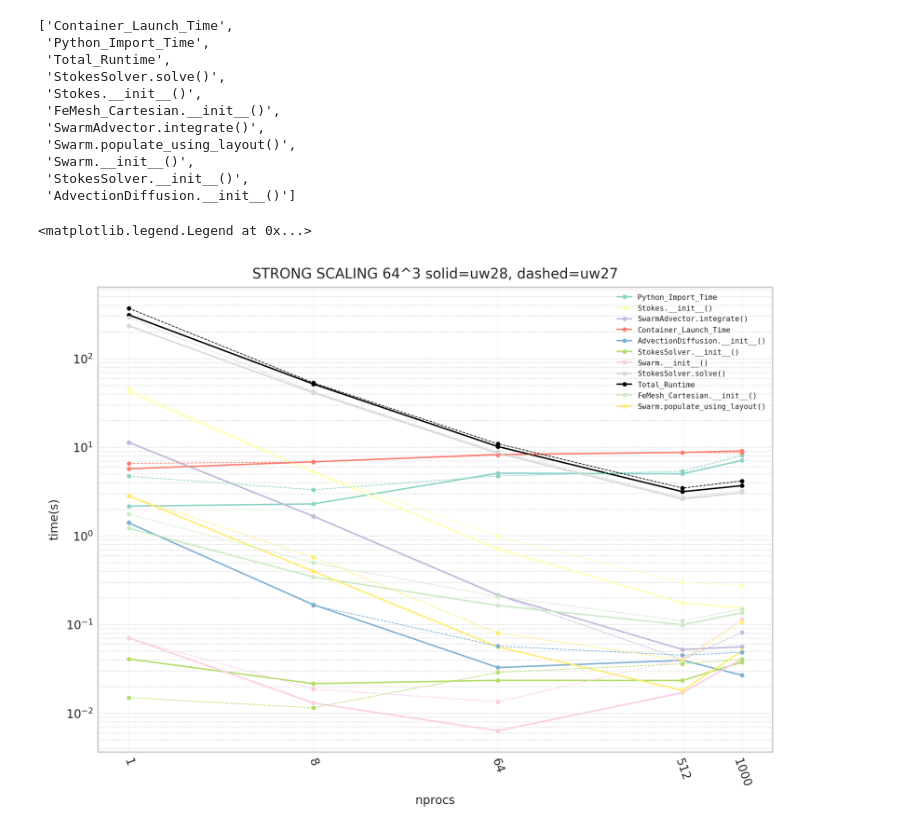
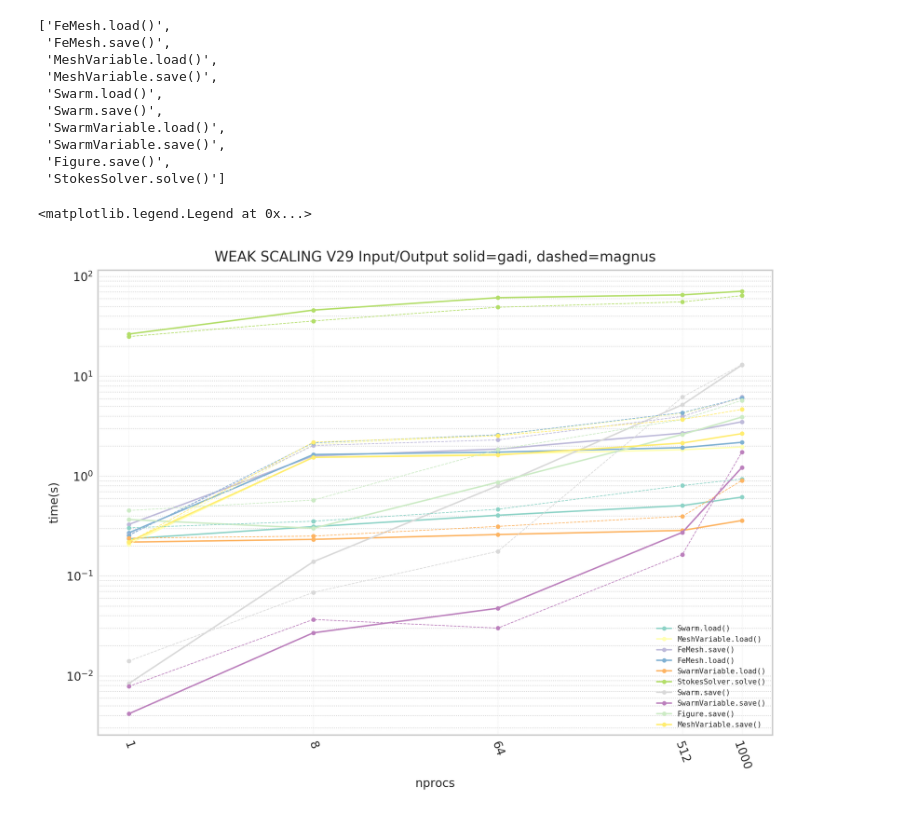
Before and after one commit to underworldcode/scaling_scripts, a Jupyter notebook: scaling_graphs.ipynb, the cells around one changed output. Drawn from its saved outputs; the diff is of its cells as text; code cells hidden in the pictures.

Commit message:
* fix and rename "Container_Launch_Time" to "MPI_Launch_Time" * tweaks for graph generation.

```diff
--- a/scaling_graphs.ipynb
+++ b/scaling_graphs.ipynb
@@ -16,7 +25,7 @@ bases = [
 # %%
 maxproc = 9999999
 minproc = 0
-funcs_explicit = True # if true, use listed functions below, otherwise auto find slowest funcs
+funcs_explicit = False # if true, use listed functions below, otherwise auto find slowest funcs
 funcs_auto_how_many = 10
 
 funcs = [
@@ -31,6 +40,10 @@ funcs = [
  'Figure.save()',
  'StokesSolver.solve()',
 ]
+
+ignore_funcs = [
+    'Container_Launch_Time',
+]
 # %%
 # Each simulation stores it's timing data in a different file.
 # Here we grab all required files.
@@ -39,13 +52,13 @@ nrpoc_set = set()
 import glob
 def grab_files(base):
     jsonguy = collections.defaultdict(lambda: [])
-    for filename in glob.glob(base+"_Res_*.json"):
+    for filename in glob.glob(base+"*.json"):
         with open(filename, 'r') as f:
             data = json.load(f)
             splitbase = filename.split(base)
             splitfile = splitbase[1].split("_")
-            res = int(splitfile[2])
-            nproc = int(splitfile[4])
+            res = int(splitfile[1])
+            nproc = int(splitfile[3])
             if nproc < minproc:
                 continue
             if nproc > maxproc:
@@ -53,6 +66,8 @@ def grab_files(base):
             nrpoc_set.add(nproc)
             print(filename)
             print("VRMS = {}".format(data[u'Other_data']["vrms"]))
+            print("Res = {}".format(res))
+            print("nproc = {}".format(nproc))
             jsonguy[(res,nproc)].append(data)
     return jsonguy
 jsons = []
@@ -84,8 +96,8 @@ VRMS = 0.004026318831795454
 # This is data no recorded by `uw.timing` module, and is explicitly
 # recorded into the outputted json file.  This is used for Python load time
 # and container start time.
-for json in jsons:
-    for key,listjsons in json.items():
+for jsonguy in jsons:
+    for key,listjsons in jsonguy.items():
         for guy in listjsons:
             othertiming =  guy[u'Other_timing']
             for otherk, otherv in othertiming.items():
@@ -94,7 +106,7 @@ for json in jsons:
 # %%
 if funcs_explicit:
     # Here we pick out the most expensive routines at 320^3 to graph
-    guy32 = jsons[0][(64,1000)][0]
+    guy32 = jsons[0][(160,1000)][0]
     list32 = []
     for key,val in guy32.items():
         if isinstance(val,list):
@@ -104,23 +116,24 @@ if funcs_explicit:
     totmax = funcs_auto_how_many
     tot = 0
     for guy in sortedlist:
+        if guy[0] in ignore_funcs:
+            continue
         funcs.append(guy[0])
         tot+=1
         if tot > totmax:
             break
 funcs
 # %% [output]
-['Container_Launch_Time',
- 'Python_Import_Time',
- 'Total_Runtime',
- 'StokesSolver.solve()',
- 'Stokes.__init__()',
- 'FeMesh_Cartesian.__init__()',
- 'SwarmAdvector.integrate()',
- 'Swarm.populate_using_layout()',
- 'Swarm.__init__()',
- 'StokesSolver.__init__()',
- 'AdvectionDiffusion.__init__()']
+['FeMesh.load()',
+ 'FeMesh.save()',
+ 'MeshVariable.load()',
+ 'MeshVariable.save()',
+ 'Swarm.load()',
+ 'Swarm.save()',
+ 'SwarmVariable.load()',
+ 'SwarmVariable.save()',
+ 'Figure.save()',
+ 'StokesSolver.solve()']
 # %%
 # Collect data from jsons
 def collect_data_from_jsons(jsonguy):
@@ -160,6 +173,7 @@ for funcdat in funcdats:
 # %%
 dats = avfuncdats
 # %%
+%matplotlib inline
 # plot
 import matplotlib.pyplot as plt
 font = {'family' : 'normal',
@@ -177,33 +191,33 @@ ax.set_ylabel("time(s)")
 sortedprocs = sorted(list(nrpoc_set))
 ax.xaxis.set_ticks(sortedprocs)
 ax.xaxis.set_ticklabels(sortedprocs, rotation=-70)
 ax.grid(axis="y", which="both",linestyle=':',linewidth=0.5)
 ax.grid(axis="x", linestyle=':',linewidth=0.2)
 linestyles = ['-','--',':']
 linewidths = [1.,0.5,0.5]
-plt.title("STRONG SCALING 64^3 solid=uw28, dashed=uw27")
+plt.title("WEAK SCALING V29 Input/Output solid=gadi, dashed=magnus")
 from matplotlib.pyplot import cm
 import numpy as np
 colours = cm.Set3(np.linspace(0,1,len(funcs)))
 
 for index, dat in enumerate(dats):
     colind = 0
     for key, value in dat.items():
         xy = []
         for entry in value:
             xy.append((entry[1],entry[2]))
         sorteddat = sorted(xy, key=lambda x: x[0], reverse=False)
         if key=='Total_Runtime':
             col = "black"
             lw  = 1.5
         else:
             col = colours[colind]
             lw = 0.5
         if index!=0: key=None
         ax.plot([x[0] for x in sorteddat],[x[1] for x in sorteddat], label=key, color=col, linestyle=linestyles[index], marker='o', markersize=2,linewidth=linewidths[index])
         colind+=1
 ax.legend( prop={'family': 'monospace', 'size':5})
 # %% [output]
 <matplotlib.legend.Legend at 0x...>
-[figure, old version]
+[figure, new version]
 # %%
```
Also changed, not shown: parts of 4 cells of this notebook, 4 other files.
